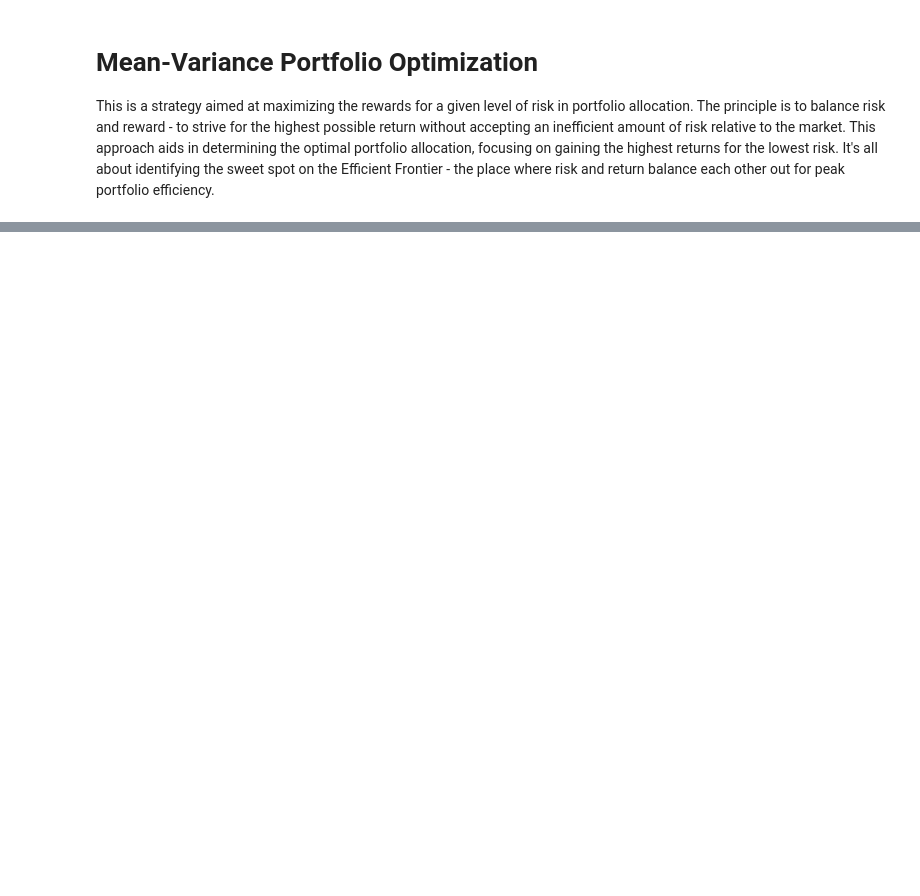
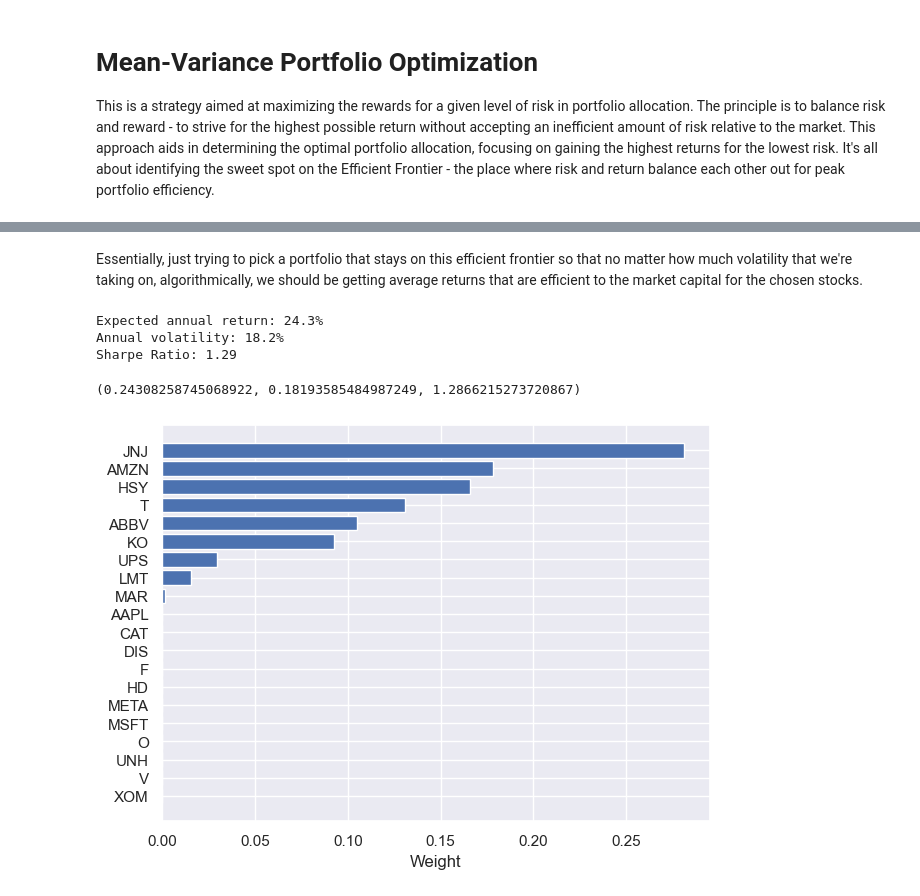
Before and after one commit to ryanzola/portfolio-optimizer, a Jupyter notebook: Mean_Variance_Optimization.ipynb, the cells around one changed output, grey strips where cells are left out. Saved outputs shown, nothing was run; the diff lists cells and outputs as text; code cells hidden in the pictures; blank space fills up the shorter version.

```diff
--- a/Mean_Variance_Optimization.ipynb
+++ b/Mean_Variance_Optimization.ipynb
@@ -25,0 +198,15 @@ symbols = [
+# %% [markdown]
+Essentially, just trying to pick a portfolio that stays on this efficient frontier so that no matter how much volatility that we're taking on, algorithmically, we should be getting average returns that are efficient to the market capital for the chosen stocks.
+# %%
+# Minimum Variance: Less volatility
+ef = EfficientFrontier(mu, Sigma)
+raw_weights_minvar_exp = ef.min_volatility()
+
+plot_weights(raw_weights_minvar_exp)
+ef.portfolio_performance(verbose=True, risk_free_rate=0.009)
+# %% [output]
+Expected annual return: 24.3%
+Annual volatility: 18.2%
+Sharpe Ratio: 1.29
+(0.24308258745068922, 0.18193585484987249, 1.2866215273720867)
+[figure, added]
```
Also changed, not shown: parts of 19 cells of this notebook.
